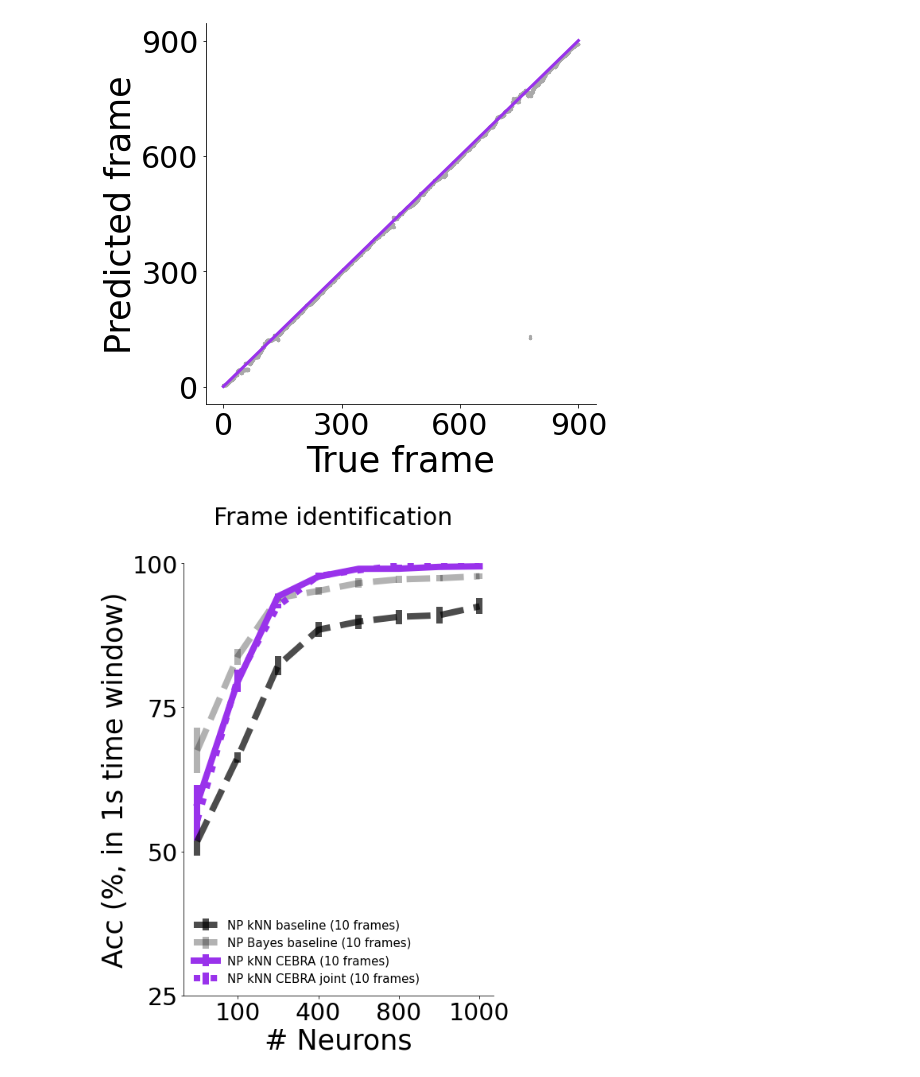
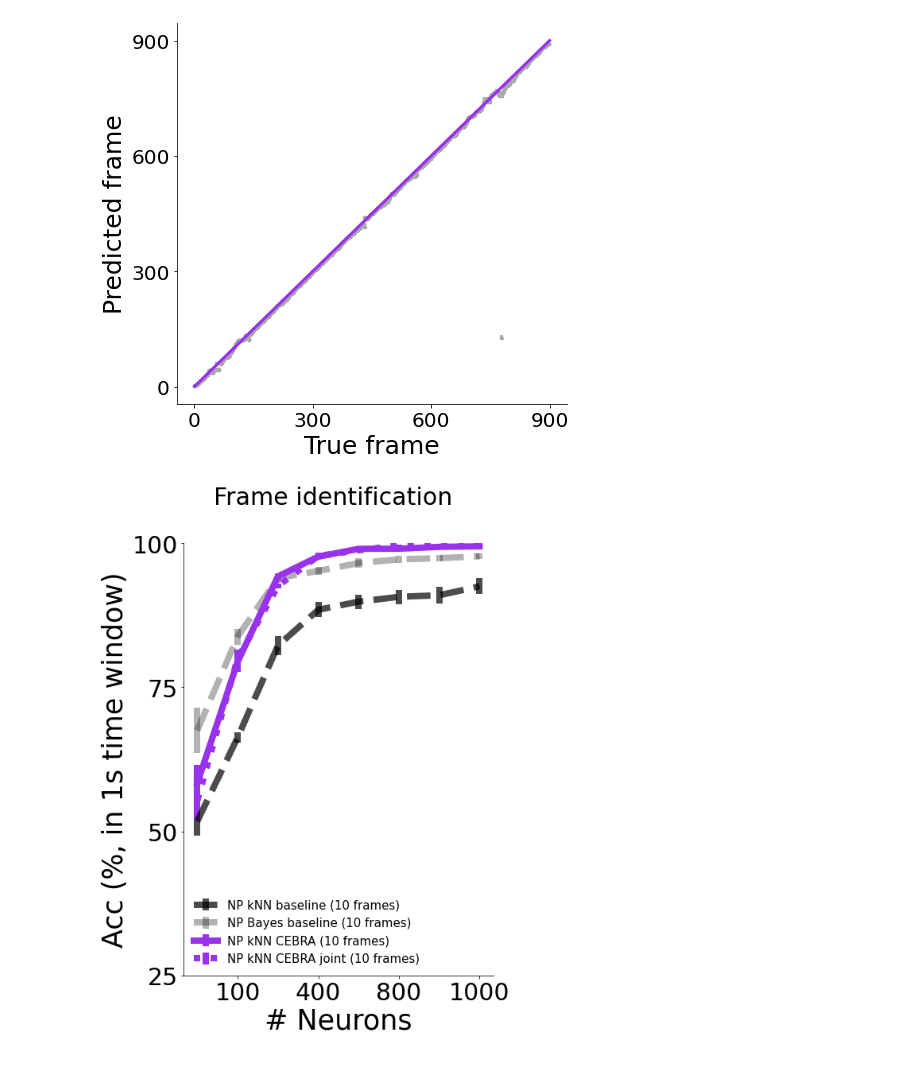
Before and after one commit to AdaptiveMotorControlLab/cebra-figures, a Jupyter notebook: figures/Figure5RevisionWIP.ipynb, the cells around one changed output. Cells and saved outputs as stored; diff of their text form; code cells hidden in the pictures.

```diff
--- a/figures/Figure5RevisionWIP.ipynb
+++ b/figures/Figure5RevisionWIP.ipynb
@@ -101,18 +101,17 @@ def n_mean_err_frame_diff_joint(err_dict,data_type = 'np', ns = num_neurons):
 # %%
 fig= plt.figure(figsize=(7,7))
 ax=plt.subplot(111)
 frame_err = frame_np_cebra_knn_330_err[1000][3]
 ax.scatter(np.arange(len(frame_err)), np.repeat(np.arange(900),4)+frame_err, s=5, c = 'darkgray' )
 ax.plot((0,len(frame_err)), (0,900), c="#9932EB", lw=3,)
-ax.set_xticks(np.linspace(0,3600, 4), np.linspace(0,900,4).astype(int), fontsize=30)
-ax.set_yticks(np.linspace(0,900, 4), np.linspace(0,900,4).astype(int), fontsize=30)
-ax.set_xlabel('True frame', fontsize=35)
-ax.set_ylabel('Predicted frame', fontsize=35)
+ax.set_xticks(np.linspace(0,3600, 4), np.linspace(0,900,4).astype(int), fontsize=20)
+ax.set_yticks(np.linspace(0,900, 4), np.linspace(0,900,4).astype(int), fontsize=20)
+ax.set_xlabel('True frame', fontsize=25)
+ax.set_ylabel('Predicted frame', fontsize=25)
 ax.spines['right'].set_visible(False)
 ax.spines['top'].set_visible(False)
-fig.savefig('true_vs_predict.png', transparent=True, bbox_inches = 'tight')
 # %% [output]
-[figure, old version]
+[figure, new version]
 # %%
 white = False
 
```
Also changed, not shown: parts of 2 cells of this notebook, 3 other files.
